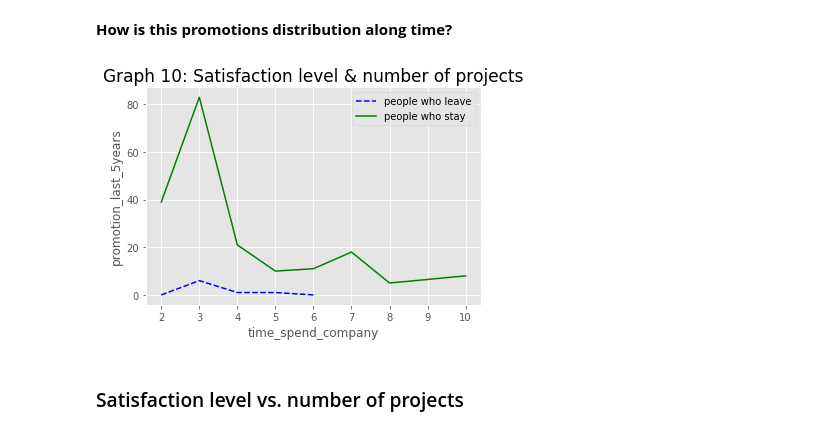
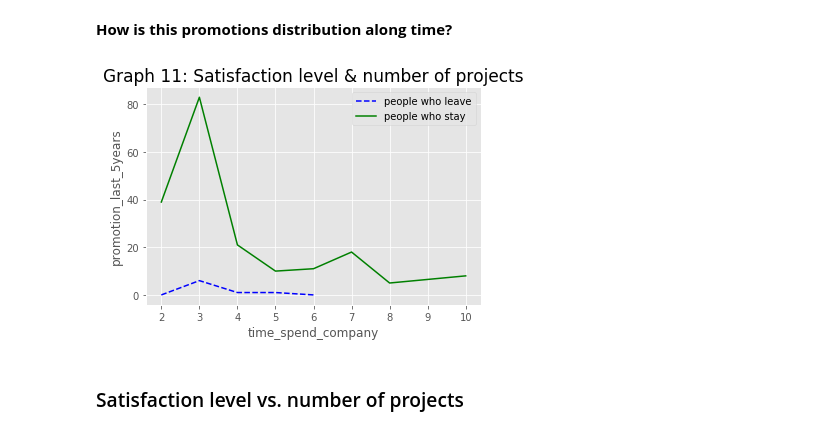
Before and after one commit to MariaGamero/TFM-ReasonsforEmployeeTurnover, a Jupyter notebook: 0.DataScrubbing.ipynb, the cells around one changed output. Saved outputs shown, nothing was run; the diff lists cells and outputs as text; code cells hidden in the pictures.

Commit message:
recoding graphs

```diff
--- a/0.DataScrubbing.ipynb
+++ b/0.DataScrubbing.ipynb
@@ -647,14 +647,14 @@ __How is this promotions distribution along time?__
 # %%
 #Graph:
 plt.plot(people_who_leave.groupby('time_spend_company')['promotion_last_5years'].sum(),'b--',label='people who leave')
 plt.plot(people_who_stay.groupby('time_spend_company')['promotion_last_5years'].sum(),'green',label='people who stay')
 plt.ylabel('promotion_last_5years')
 plt.xlabel('time_spend_company')
 plt.legend()
-plt.title('Graph 10: Satisfaction level & number of projects', fontsize = 17)
+plt.title('Graph 11: Satisfaction level & number of projects', fontsize = 17)
 plt.show()
 # %% [output]
-[figure, old version]
+[figure, new version]
 # %% [markdown]
 ### Satisfaction level vs. number of projects
 # %%
```
Also changed, not shown: parts of 5 cells of this notebook.
